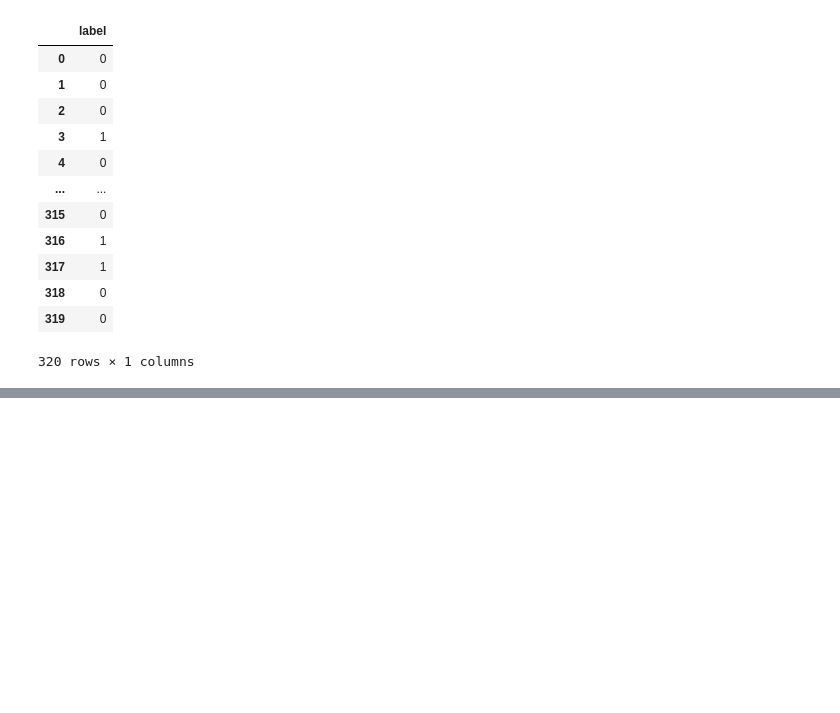
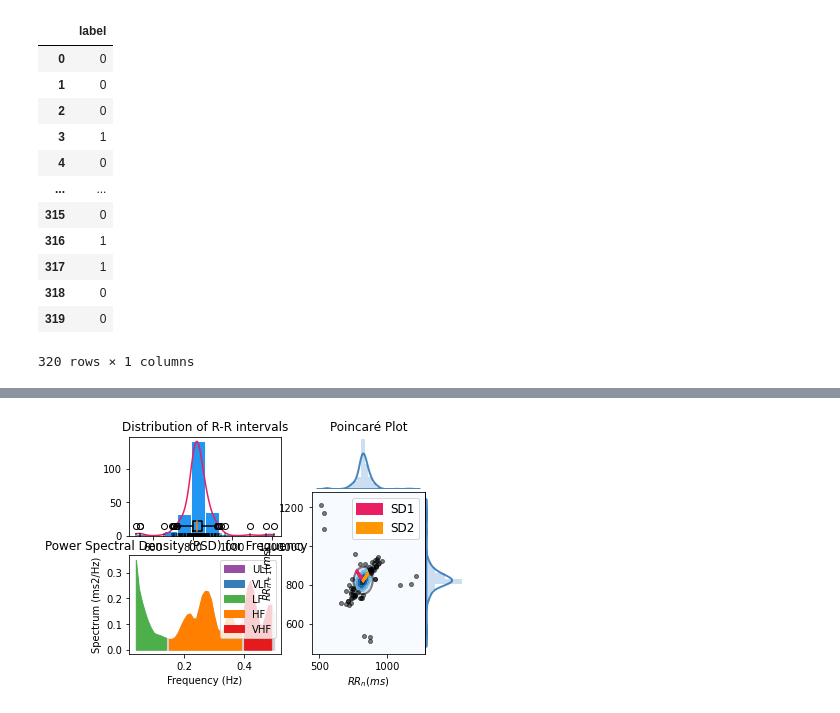
Before and after one commit to TravisCossarini/moodSwing, a Jupyter notebook: pythonModels/FinalModels.ipynb, the cells around one changed output, grey strips where cells are left out. Cells and saved outputs as stored; diff of their text form; code cells hidden in the pictures; blank space fills up the shorter version.

```diff
--- a/pythonModels/FinalModels.ipynb
+++ b/pythonModels/FinalModels.ipynb
@@ -499,0 +350,6 @@ Index(['HRV_RMSSD', 'HRV_MeanNN', 'HRV_SDNN', 'HRV_SDSD', 'HRV_CVNN',
+# %%
+tempProcessed = hp.filter_signal(tempData,cutoff = 0.05, sample_rate = 256, filtertype='notch')
+peaks, info = nk.ecg_peaks(tempProcessed, sampling_rate=256)
+hrv_nl = nk.hrv(peaks, sampling_rate=256, show=True)
+# %% [output]
+[figure, added]
```
Also changed, not shown: parts of 52 cells of this notebook, 10 other files.
